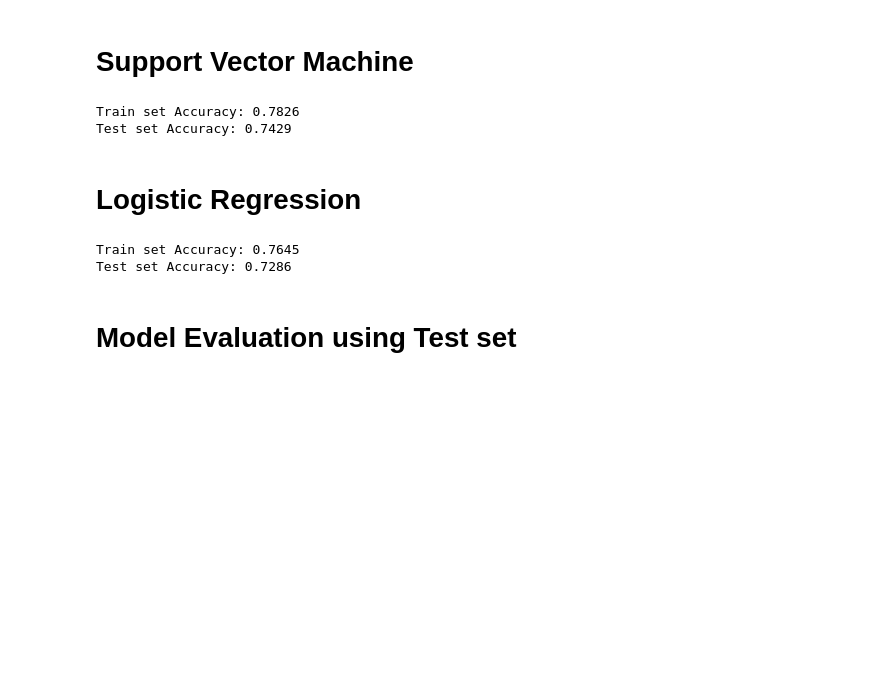
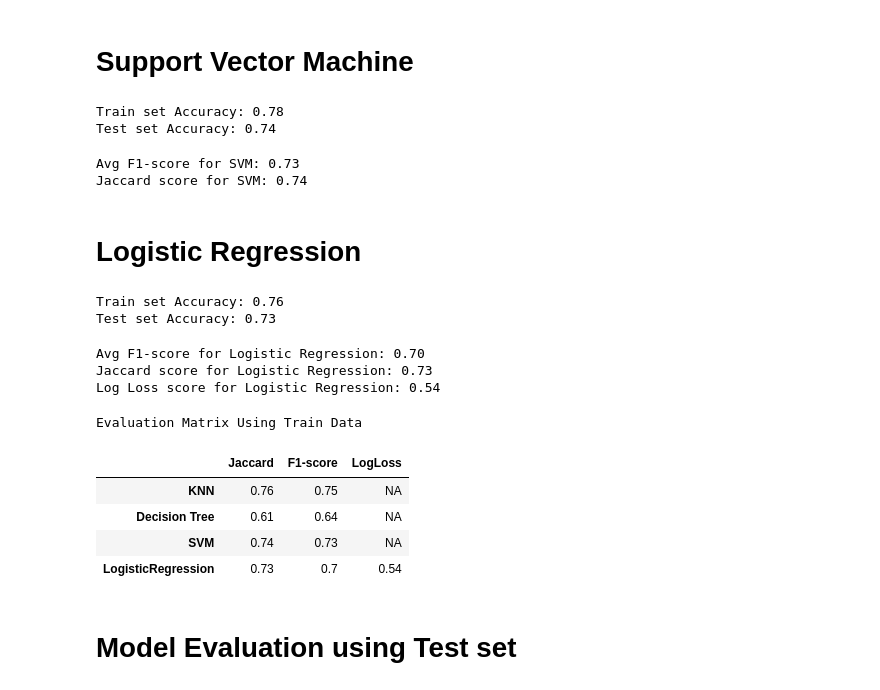
Before and after one commit to SujeethP/Coursera-Caspstone, a Jupyter notebook: Cousera - Machine Learning with Python.ipynb, the cells around one changed output. Saved outputs shown, nothing was run; the diff lists cells and outputs as text; code cells hidden in the pictures; blank space fills up the shorter version.

```diff
--- a/Cousera - Machine Learning with Python.ipynb
+++ b/Cousera - Machine Learning with Python.ipynb
@@ -328,11 +342,11 @@ The best accuracy was with 0.785714285714 with k= 7
 # %%
 from sklearn.tree import DecisionTreeClassifier
 
-dectree = DecisionTreeClassifier(criterion="entropy", max_depth=2)
+dectree = DecisionTreeClassifier(criterion="entropy", max_depth=4)
 dectree.fit(X_train,y_train)
 yhat_dt = dectree.predict(X_test)
 yhat_dt[0:5]
 
-print("Train set Accuracy: %.4f" % metrics.accuracy_score(y_train, dectree.predict(X_train)))
-print("Test set Accuracy: %.4f" % metrics.accuracy_score(y_test, yhat_dt))
+print("Train set Accuracy: %.2f" % metrics.accuracy_score(y_train, dectree.predict(X_train)))
+print("Test set Accuracy: %.2f" % metrics.accuracy_score(y_test, yhat_dt))
 # %% [output]
@@ -347,11 +372,21 @@ clf.fit(X_train, y_train)
 yhat_svm = clf.predict(X_test)
 yhat_svm [0:5]
 
-print("Train set Accuracy: %.4f" % metrics.accuracy_score(y_train, clf.predict(X_train)))
-print("Test set Accuracy: %.4f" % metrics.accuracy_score(y_test, yhat_svm))
+print("Train set Accuracy: %.2f" % metrics.accuracy_score(y_train, clf.predict(X_train)))
+print("Test set Accuracy: %.2f" % metrics.accuracy_score(y_test, yhat_svm))
 # %% [output]
-Train set Accuracy: 0.7826
-Test set Accuracy: 0.7429
+Train set Accuracy: 0.78
+Test set Accuracy: 0.74
+# %%
+f1_score_svm=f1_score(y_test, yhat_svm, average='weighted')
+jac_score_svm=jaccard_similarity_score(y_test, yhat_svm)
+
+
+print("Avg F1-score for SVM: %.2f" % f1_score_svm)
+print("Jaccard score for SVM: %.2f" % jac_score_svm)
+# %% [output]
+Avg F1-score for SVM: 0.73
+Jaccard score for SVM: 0.74
 # %% [markdown]
 # Logistic Regression
 # %%
@@ -362,11 +397,45 @@ LR = LogisticRegression(C=0.02, solver='liblinear').fit(X_train,y_train)
 yhat_LR = LR.predict(X_test)
 yhat_prob = LR.predict_proba(X_test)
 
-print("Train set Accuracy: %.4f" % metrics.accuracy_score(y_train, LR.predict(X_train)))
-print("Test set Accuracy: %.4f" % metrics.accuracy_score(y_test, yhat_LR))
+print("Train set Accuracy: %.2f" % metrics.accuracy_score(y_train, LR.predict(X_train)))
+print("Test set Accuracy: %.2f" % metrics.accuracy_score(y_test, yhat_LR))
 # %% [output]
-Train set Accuracy: 0.7645
-Test set Accuracy: 0.7286
+Train set Accuracy: 0.76
+Test set Accuracy: 0.73
+# %%
+
+f1_score_LR=f1_score(y_test, yhat_LR, average='weighted')
+jac_score_LR=jaccard_similarity_score(y_test, yhat_LR)
+log_loss_LR=log_loss(y_test, yhat_prob)
+
+
+print("Avg F1-score for Logistic Regression: %.2f" % f1_score_LR)
+print("Jaccard score for Logistic Regression: %.2f" % jac_score_LR)
+print("Log Loss score for Logistic Regression: %.2f" % log_loss_LR)
+# %% [output]
+Avg F1-score for Logistic Regression: 0.70
+Jaccard score for Logistic Regression: 0.73
+Log Loss score for Logistic Regression: 0.54
+# %%
+print ('\033[1m' + '\033[4m' + '\033[95m'+ 'Evaluation Matrix Using Train Data')
+
+data = np.array([['Algorithm','Jaccard','F1-score','LogLoss'],
+                ['KNN',round(jac_score_kNN,2),round(f1_score_kNN,2),'NA'],
+                ['Decision Tree',round(jac_score_dt,2),round(f1_score_dt,2),'NA'],
+                ['SVM',round(jac_score_svm,2),round(f1_score_svm,2),'NA'],
+                ['LogisticRegression',round(jac_score_LR,2),round(f1_score_LR,2),round(log_loss_LR,2)]])
+
+df=pd.DataFrame(data=data[1:,1:],
+                  index=data[1:,0],
+                  columns=data[0,1:])
+df
+# %% [output]
+Evaluation Matrix Using Train Data
+|  | Jaccard | F1-score | LogLoss |
+| KNN | 0.76 | 0.75 | NA |
+| Decision Tree | 0.61 | 0.64 | NA |
+| SVM | 0.74 | 0.73 | NA |
+| LogisticRegression | 0.73 | 0.7 | 0.54 |
 # %% [markdown]
 # Model Evaluation using Test set
 # %%
```
Also changed, not shown: parts of 14 cells of this notebook.
